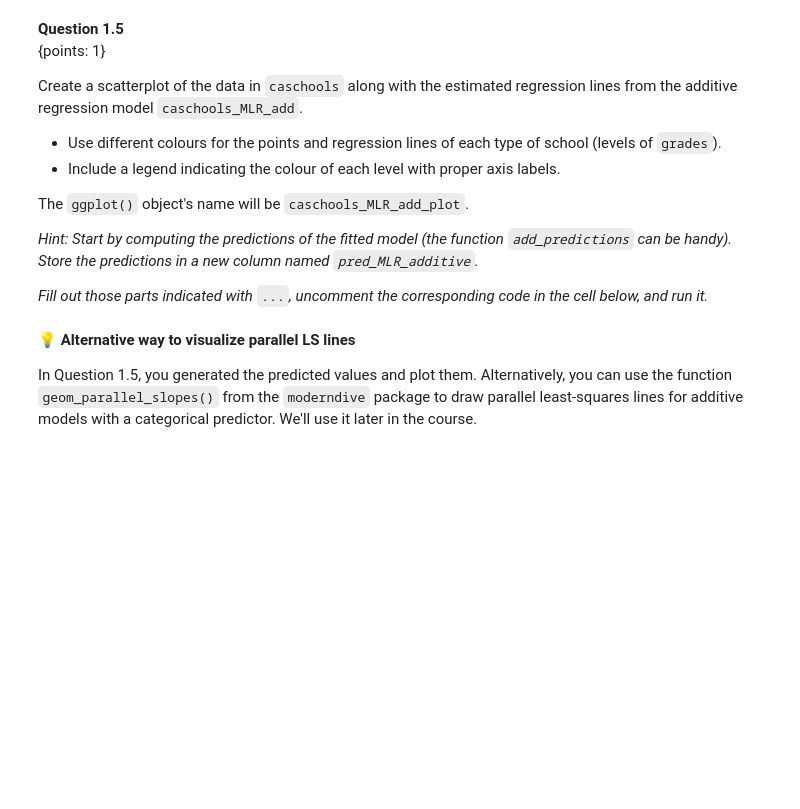
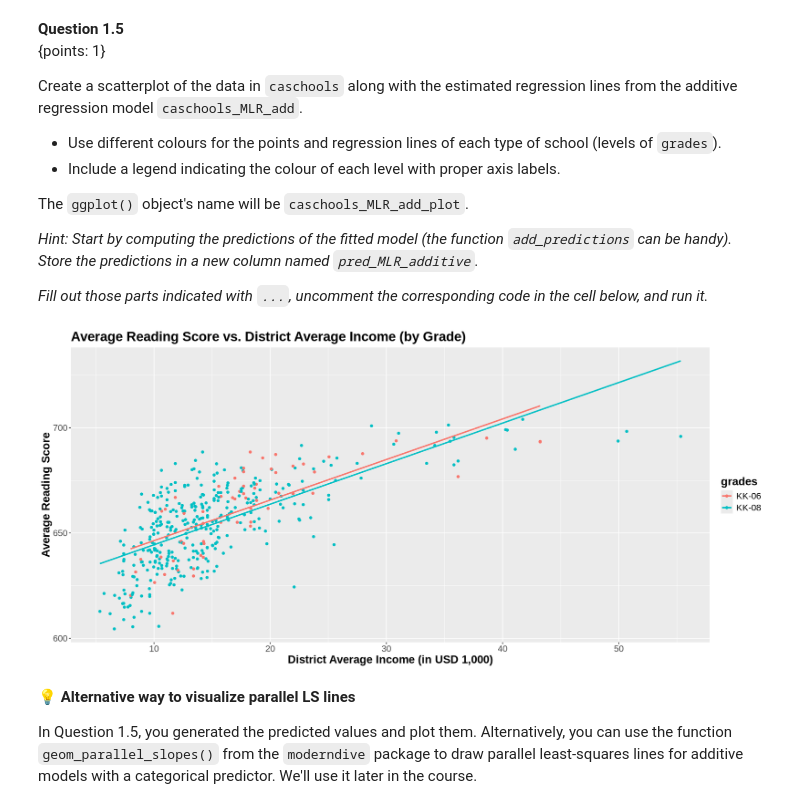
Before and after one commit to romansinkus/stat301, a Jupyter notebook: tutorials/tutorial_02.ipynb, the cells around one changed output. Cells and saved outputs as stored; diff of their text form; code cells hidden in the pictures; blank space fills up the shorter version.

```diff
--- a/tutorials/tutorial_02.ipynb
+++ b/tutorials/tutorial_02.ipynb
@@ -202,0 +196,7 @@ caschools_MLR_add
+# %%
+# caschools_MLR_add <- ...(..., ...)
+
+# your code here
+caschools_MLR_add <- lm(read ~ income + grades, data=caschools)
+
+caschools_MLR_add
@@ -223,29 +240,47 @@ The `ggplot()` object's name will be `caschools_MLR_add_plot`.
 # %%
 # Adjust these numbers so the plot looks good in your desktop.
 options(repr.plot.width = 15, repr.plot.height = 7)
 
 # caschools <-
 #     ... %>%
 #     ...(..., var = 'pred_MLR_additive')
 
 # caschools_MLR_add_plot <-
 #     ... %>%
 #     ggplot(aes(x = ...,y = ..., color = ...)) +
 #     ...() +
 #     ...(aes(y = ...), linewidth = 1) +
 #     labs(title = ...,
 #          x = ...,
 #          y = ...) +
 #     theme(text = element_text(size = 16.5),
 #           plot.title = element_text(face = "bold"),
 #           axis.title = element_text(face = "bold"),
 #           legend.title = element_text(face = "bold")) +
 #     labs(color = "grades")
 
 # your code here
-fail() # No Answer - remove if you provide an answer
+caschools <-
+    caschools %>%
+    add_predictions(caschools_MLR_add, var = 'pred_MLR_additive')
+
+caschools_MLR_add_plot <-
+    caschools %>%
+    ggplot(aes(x = income,y = read, color = grades)) +
+    geom_point() +
+    geom_line(aes(y = pred_MLR_additive), linewidth = 1) +
+    labs(title = "Average Reading Score vs. District Average Income (by Grade)",
+         x = "District Average Income (in USD 1,000)",
+         y = "Average Reading Score") +
+    theme(text = element_text(size = 16.5),
+          plot.title = element_text(face = "bold"),
+          axis.title = element_text(face = "bold"),
+          legend.title = element_text(face = "bold")) +
+    labs(color = "grades")
 
 caschools_MLR_add_plot
+# %% [output]
+[figure, added]
 # %% [markdown]
 💡 **Alternative way to visualize parallel LS lines**
 
```
Also changed, not shown: parts of 33 cells of this notebook, 14 other files.
